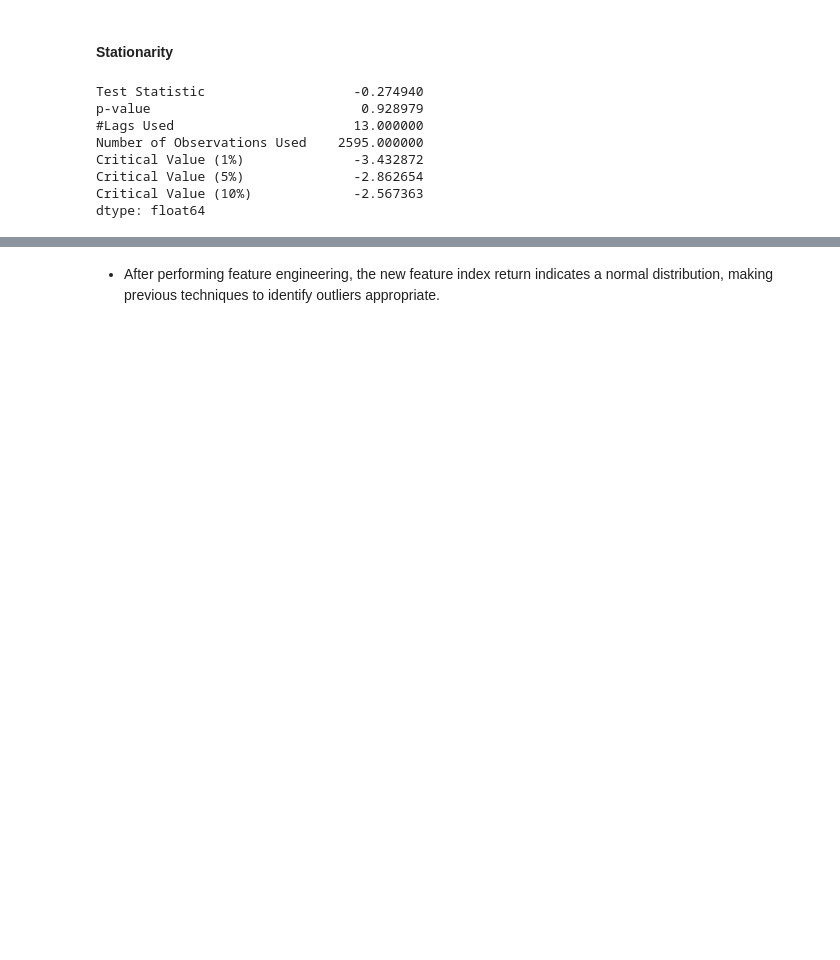
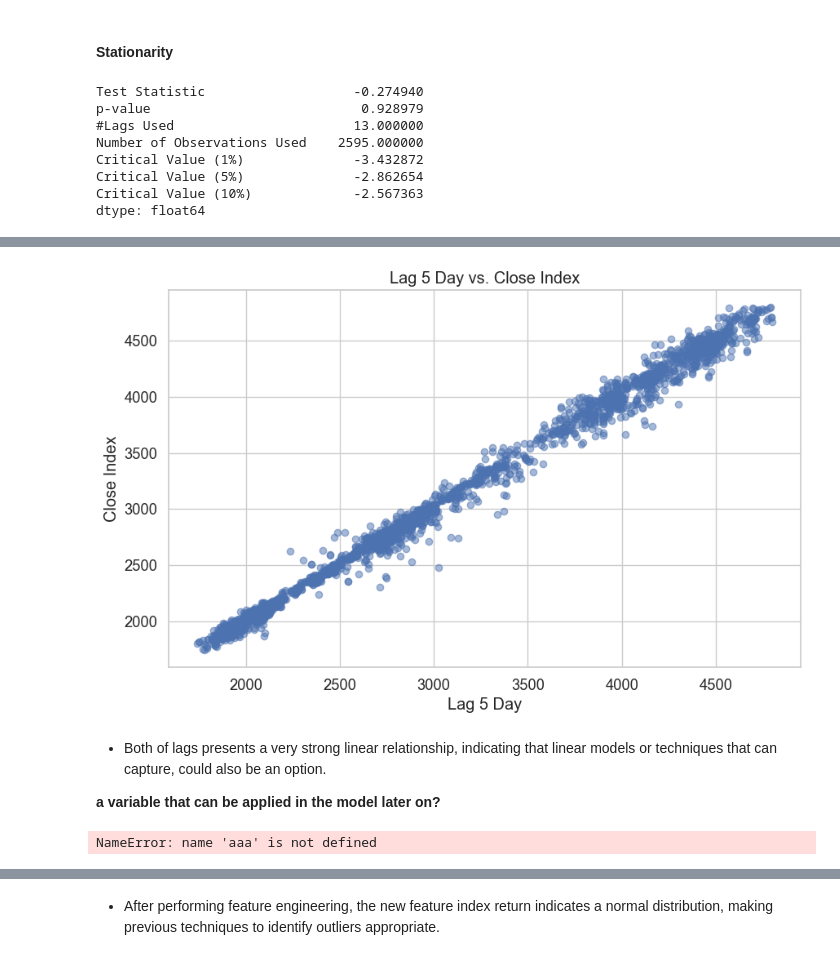
Before and after one commit to nozomu2020264/MSc-Capstone-Project, a Jupyter notebook: Capstone Project - Nozomu - 2020264.ipynb, the cells around one changed output, grey strips where cells are left out. Cells and saved outputs as stored; diff of their text form; code cells hidden in the pictures; blank space fills up the shorter version.

```diff
--- a/Capstone Project - Nozomu - 2020264.ipynb
+++ b/Capstone Project - Nozomu - 2020264.ipynb
@@ -508,0 +650,3 @@ Objectives:
+# %%
+df_lag_5.dropna(inplace=True)
+display(df_lag_5)
@@ -509,3 +706,21 @@ Objectives:
+# %%
+# Scatter plot for Lag 1 Day vs. Close Price
+plt.figure(figsize=(10, 6))
+plt.scatter(df_lag_5['lag_5'], df_lag_5['Close'], alpha=0.5)
+plt.title('Lag 5 Day vs. Close Index')
+plt.xlabel('Lag 5 Day')
+plt.ylabel('Close Index')
+plt.show()
+# %% [output]
+[figure, added]
+# %% [markdown]
+- Both of lags presents a very strong linear relationship, indicating that linear models or techniques that can capture, could also be an option.
+
+<b> a variable that can be applied in the model later on?
+# %%
+aaa
+# %% [output]
+NameError: name 'aaa' is not defined
 # %%
 # This cell calculates the index return based on the close value and will drop the first row (resulting in nan value)
 
```
Also changed, not shown: parts of 39 cells of this notebook.
